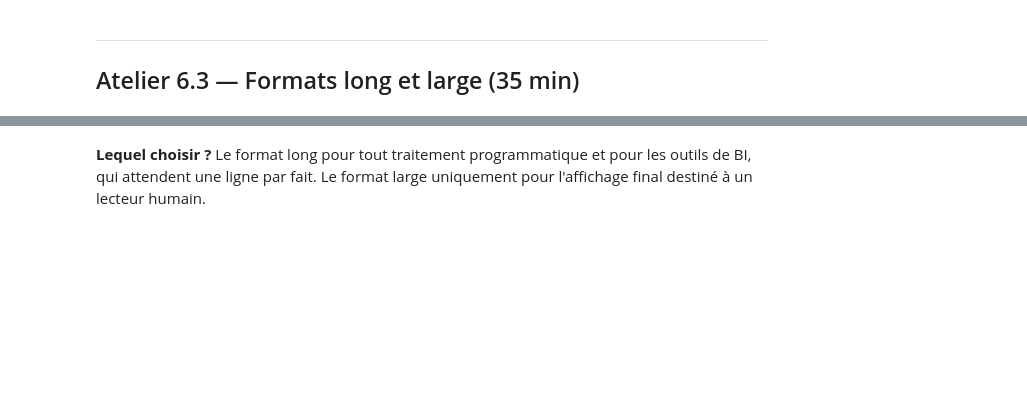
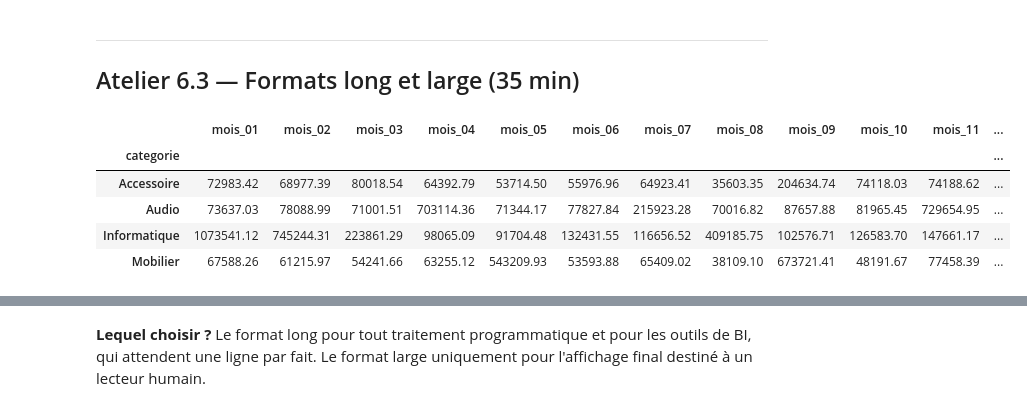
Before and after one commit to BeniFox/Master-Data-IA, a Jupyter notebook: 06_agregation_jointures.ipynb, the cells around one changed output, grey strips where cells are left out. Cells and saved outputs as stored; diff of their text form; code cells hidden in the pictures; blank space fills up the shorter version.

```diff
--- a/06_agregation_jointures.ipynb
+++ b/06_agregation_jointures.ipynb
@@ -207,3 +663,63 @@ wide.head()
+# %%
+sales = pd.read_csv(RAW_DIR / "ventes_brutes.csv")
+products = pd.read_csv(RAW_DIR / "produits.csv")
+
+sales.columns = sales.columns.str.strip()
+products.columns = products.columns.str.strip()
+
+for col in ["quantite", "prix_unitaire", "remise_pct"]:
+    sales[col] = pd.to_numeric(sales[col], errors="coerce")
+
+products = products[["id_produit", "categorie"]].drop_duplicates(
+    subset=["id_produit"]
+)
+
+sales["id_produit"] = sales["id_produit"].astype("string").str.strip()
+products["id_produit"] = products["id_produit"].astype("string").str.strip()
+
+sales = sales.merge(
+    products,
+    on="id_produit",
+    how="left",
+    validate="many_to_one"
+)
+
+sales["date_commande"] = pd.to_datetime(
+    sales["date_commande"],
+    errors="coerce"
+)
+
+sales["montant"] = (
+    sales["quantite"]
+    * sales["prix_unitaire"]
+    * (1 - sales["remise_pct"].fillna(0) / 100)
+)
+
+sales_mensuelles = sales.dropna(
+    subset=["categorie", "date_commande", "montant"]
+).copy()
+
+wide = sales_mensuelles.pivot_table(
+    index="categorie",
+    columns=sales_mensuelles["date_commande"].dt.month,
+    values="montant",
+    aggfunc="sum",
+    fill_value=0
+).round(2)
+
+wide.columns = [
+    f"mois_{int(month):02d}"
+    for month in wide.columns
+]
+
+display(wide)
+# %% [output]
+|  | mois_01 | mois_02 | mois_03 | mois_04 | mois_05 | mois_06 | mois_07 | mois_08 | mois_09 | mois_10 | mois_11 | ... |
+| categorie |  |  |  |  |  |  |  |  |  |  |  | ... |
+| Accessoire | 72983.42 | 68977.39 | 80018.54 | 64392.79 | 53714.50 | 55976.96 | 64923.41 | 35603.35 | 204634.74 | 74118.03 | 74188.62 | ... |
+| Audio | 73637.03 | 78088.99 | 71001.51 | 703114.36 | 71344.17 | 77827.84 | 215923.28 | 70016.82 | 87657.88 | 81965.45 | 729654.95 | ... |
+| Informatique | 1073541.12 | 745244.31 | 223861.29 | 98065.09 | 91704.48 | 132431.55 | 116656.52 | 409185.75 | 102576.71 | 126583.70 | 147661.17 | ... |
+| Mobilier | 67588.26 | 61215.97 | 54241.66 | 63255.12 | 543209.93 | 53593.88 | 65409.02 | 38109.10 | 673721.41 | 48191.67 | 77458.39 | ... |
 # %%
 # Format long : une ligne par observation, exploitable par une machine
 long = wide.reset_index().melt(id_vars='categorie', var_name='mois', value_name='ca')
```
Also changed, not shown: parts of 30 cells of this notebook.
